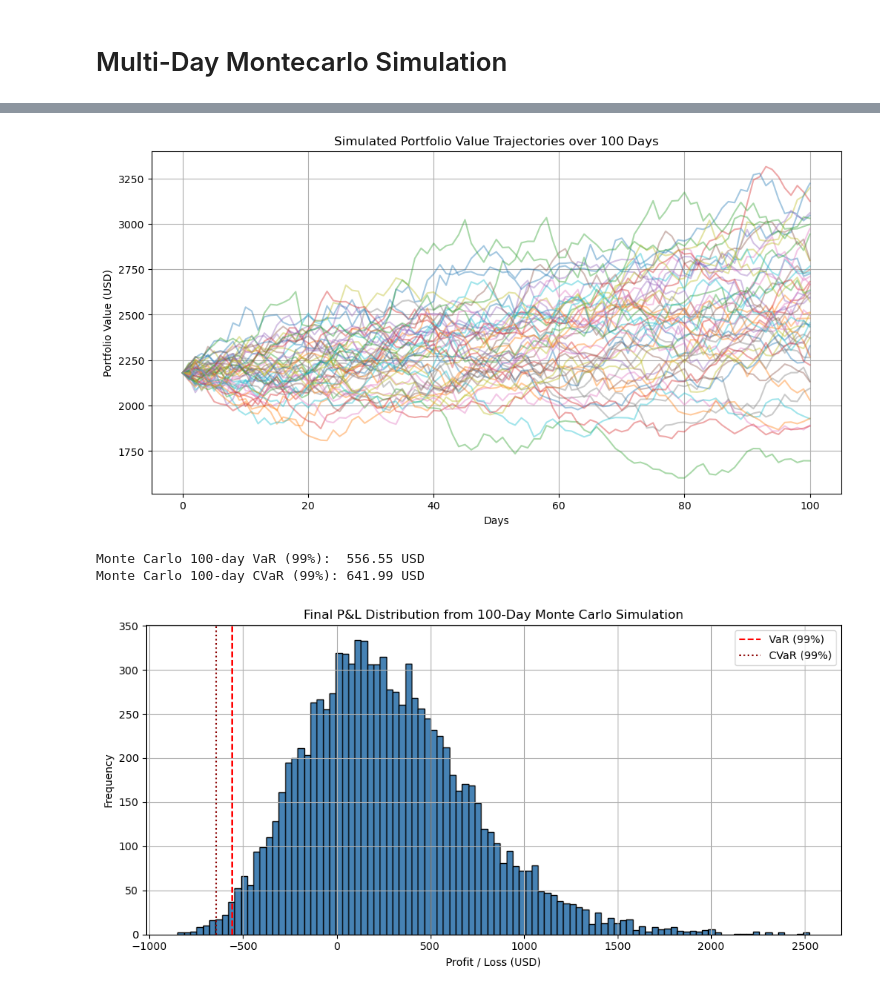
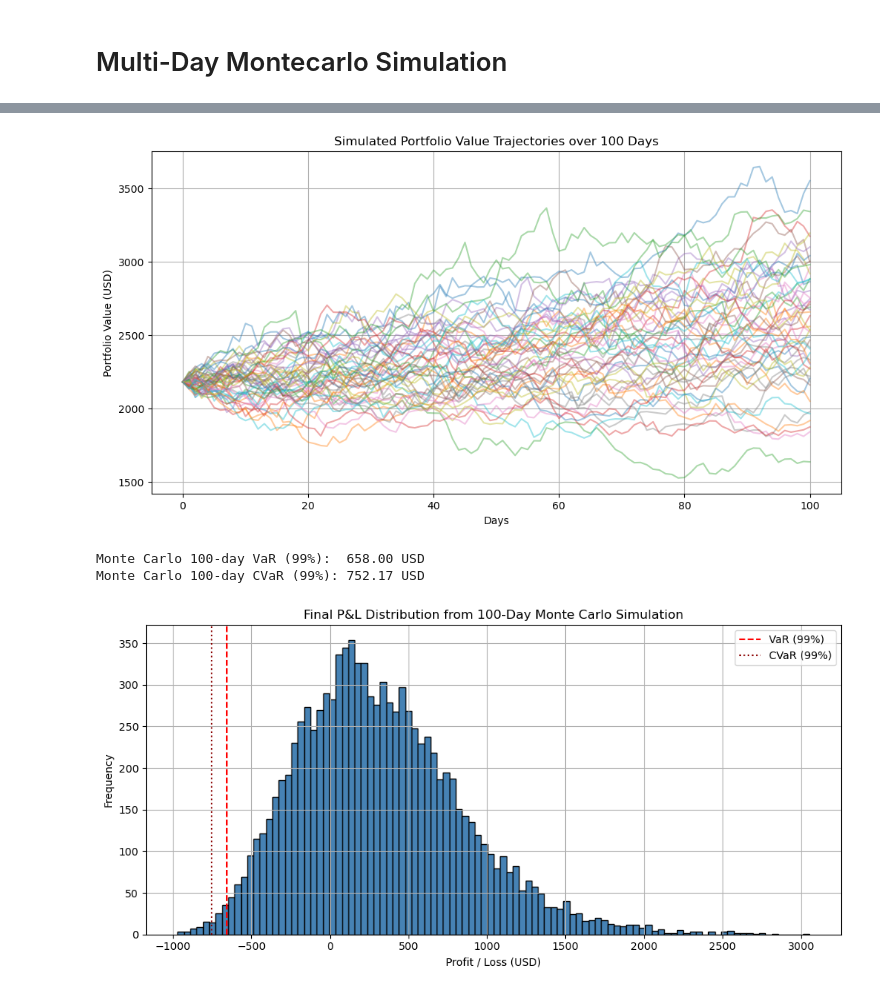
Before and after one commit to Alessandro-Dodon/pyvar, a Jupyter notebook: functions/test_simulations.ipynb, the cells around one changed output, grey strips where cells are left out. Saved outputs shown, nothing was run; the diff lists cells and outputs as text; code cells hidden in the pictures.

```diff
--- a/functions/test_simulations.ipynb
+++ b/functions/test_simulations.ipynb
@@ -30,7 +30,7 @@ import pandas as pd
 # %%
 
 tickers = ["MSFT", "AAPL", "NVDA"]
-prices = dd.get_raw_prices(tickers, start="2024-01-01")
+prices = dd.get_raw_prices(tickers, start="2020-01-01")
 S0_series = prices.iloc[-1]  # Series with tickers as index
 shares_eq = pd.Series([3, 2, 4], index=tickers)
 
@@ -211,40 +274,40 @@ paths = sim.simulate_price_paths(
     T_days=100,
     Nsim=10_000
 )
 
 # Step 2: compute portfolio value trajectories
 portf_value_paths = (paths * shares_array).sum(axis=2)  # shape: (101, Nsim)
 
 # Step 3: plot sample portfolio trajectories
 plt.figure(figsize=(12, 6))
 for i in range(50):
     plt.plot(portf_value_paths[:, i], alpha=0.4)
 plt.title("Simulated Portfolio Value Trajectories over 100 Days")
 plt.xlabel("Days")
 plt.ylabel("Portfolio Value (USD)")
 plt.grid(True)
 plt.show()
 
 # Step 4: compute VaR/CVaR from simulated paths
-var_mc, cvar_mc, pnl_mc = sim.var_from_simulated_paths(paths, shares_array, alpha=0.01)
+var_mc100, es_mc100, pnl_mc100 = sim.var_from_simulated_paths(paths, shares_array, alpha=0.01)
 
-print(f"Monte Carlo 100-day VaR (99%):  {var_mc:,.2f} USD")
-print(f"Monte Carlo 100-day CVaR (99%): {cvar_mc:,.2f} USD")
+print(f"Monte Carlo 100-day VaR (99%):  {var_mc100:,.2f} USD")
+print(f"Monte Carlo 100-day CVaR (99%): {es_mc100:,.2f} USD")
 
 # Step 5: plot final P&L distribution
 plt.figure(figsize=(10, 5))
-plt.hist(pnl_mc, bins=100, color="steelblue", edgecolor="black")
-plt.axvline(-var_mc, color="red", linestyle="--", label="VaR (99%)")
-plt.axvline(-cvar_mc, color="darkred", linestyle=":", label="CVaR (99%)")
+plt.hist(pnl_mc100, bins=100, color="steelblue", edgecolor="black")
+plt.axvline(-var_mc100, color="red", linestyle="--", label="VaR (99%)")
+plt.axvline(-es_mc100, color="darkred", linestyle=":", label="CVaR (99%)")
 plt.title("Final P&L Distribution from 100-Day Monte Carlo Simulation")
 plt.xlabel("Profit / Loss (USD)")
 plt.ylabel("Frequency")
 plt.legend()
 plt.grid(True)
 plt.tight_layout()
 plt.show()
 # %% [output]
-[figure, old version]
+[figure, new version]
-Monte Carlo 100-day VaR (99%):  556.55 USD
-Monte Carlo 100-day CVaR (99%): 641.99 USD
+Monte Carlo 100-day VaR (99%):  658.00 USD
+Monte Carlo 100-day CVaR (99%): 752.17 USD
-[figure, old version]
+[figure, new version]
```
Also changed, not shown: parts of 6 cells of this notebook.
